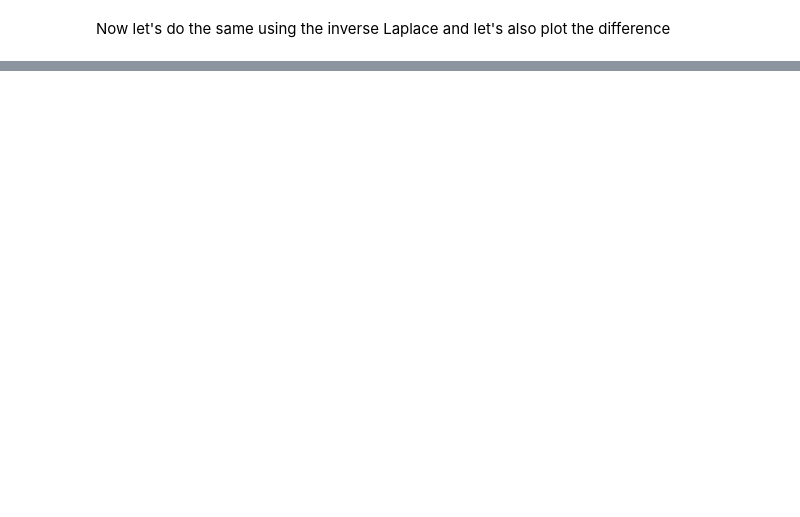
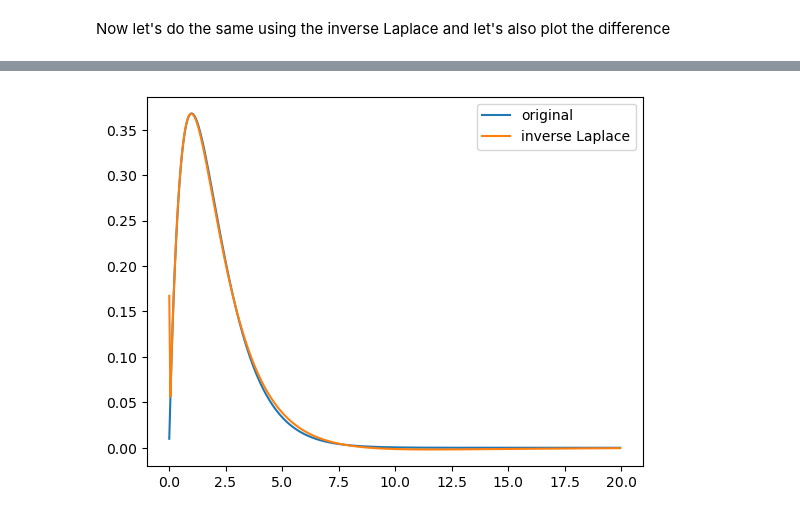
Before and after one commit to sergiogyoz/PDE_Network, a Jupyter notebook: SimpleLaplaceExample.ipynb, the cells around one changed output, grey strips where cells are left out. Cells and saved outputs as stored; diff of their text form; code cells hidden in the pictures; blank space fills up the shorter version.

```diff
--- a/SimpleLaplaceExample.ipynb
+++ b/SimpleLaplaceExample.ipynb
@@ -67,0 +137,12 @@ plt.plot(t,diff,label="difference");
+# %%
+f=[]; f2=[];
+for time in times:
+    f.append( dataft(time) );
+    f2.append(invertlaplace(datafs,time,method='stehfest',degree=7));
+
+plt.plot(times,f,label="original");
+plt.plot(times,f2,label="inverse Laplace");
+plt.legend();
+plt.show();
+# %% [output]
+[figure, added]
```
Also changed, not shown: parts of 13 cells of this notebook.
